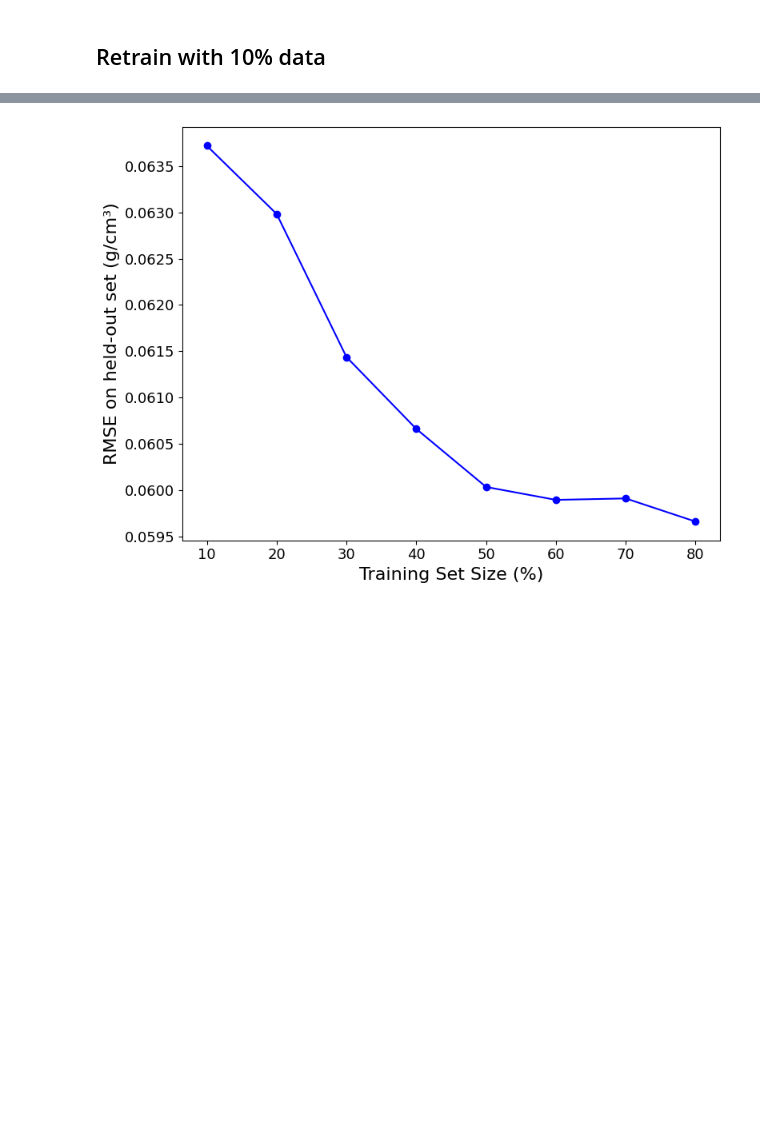
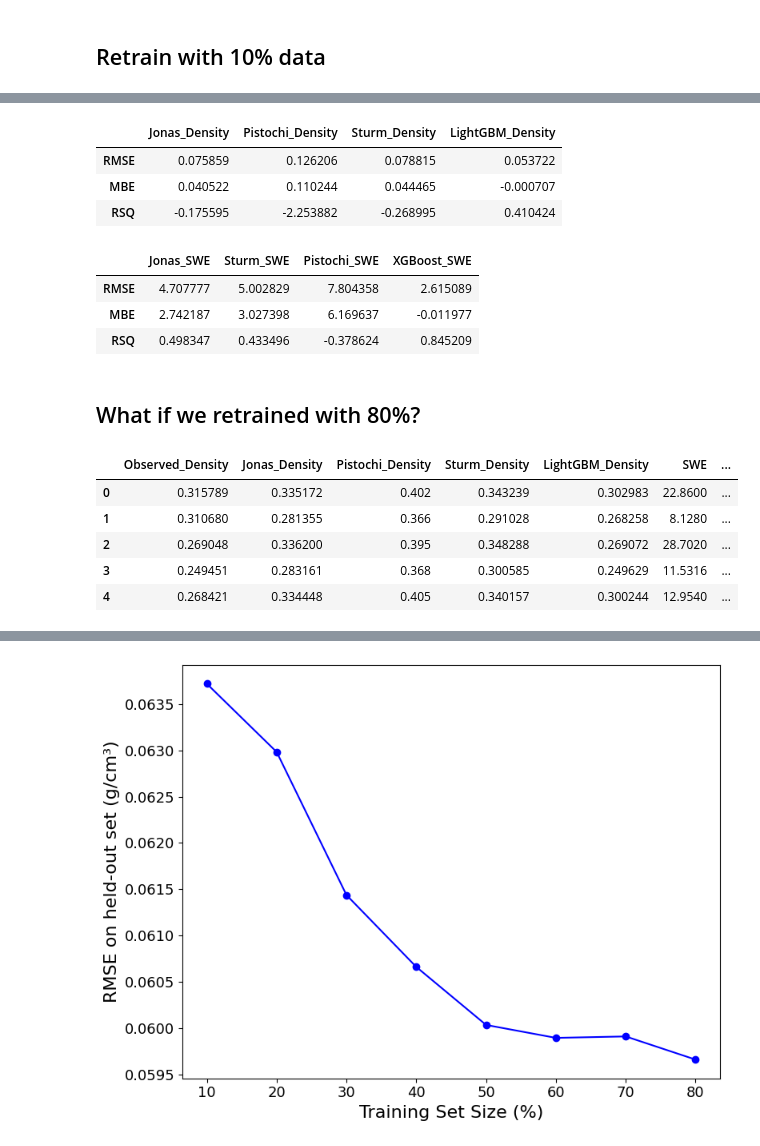
Before and after one commit to cryogars/density-models, a Jupyter notebook: notebooks/07_model_transferability_analysis.ipynb, the cells around one changed output, grey strips where cells are left out. Saved outputs shown, nothing was run; the diff lists cells and outputs as text; code cells hidden in the pictures; blank space fills up the shorter version.

```diff
--- a/notebooks/07_model_transferability_analysis.ipynb
+++ b/notebooks/07_model_transferability_analysis.ipynb
@@ -357,0 +428,55 @@ plt.show()
+# %%
+compare_multiple_models(preds_df=density_results2.dropna().drop(columns=['Snow_Class', 'SWE', 'Snow_Depth']), y_true='Observed_Density')
+# %% [output]
+|  | Jonas_Density | Pistochi_Density | Sturm_Density | LightGBM_Density |
+| RMSE | 0.075859 | 0.126206 | 0.078815 | 0.053722 |
+| MBE | 0.040522 | 0.110244 | 0.044465 | -0.000707 |
+| RSQ | -0.175595 | -2.253882 | -0.268995 | 0.410424 |
+# %%
+compare_multiple_models(preds_df=swe_results2.dropna().drop(columns='Snow_Class'), y_true='Observed_SWE')
+# %% [output]
+|  | Jonas_SWE | Sturm_SWE | Pistochi_SWE | XGBoost_SWE |
+| RMSE | 4.707777 | 5.002829 | 7.804358 | 2.615089 |
+| MBE | 2.742187 | 3.027398 | 6.169637 | -0.011977 |
+| RSQ | 0.498347 | 0.433496 | -0.378624 | 0.845209 |
+# %% [markdown]
+## What if we retrained with 80\%?
+# %%
+# train-test split
+X_train, X_test, y_train, y_test = train_test_split(
+    x_test_maine, clean_df.Snow_Density, test_size=0.2, random_state=all_config.global_cfg.seed, stratify=clean_df.Snow_Class
+)
+
+# train the lgbm model model
+
+train_data = lgb.Dataset(X_train, label=y_train)
+
+lgbm_main = lgb.train(
+    params_from_optuna,
+    train_data,
+    num_boost_round=raw_config['performance']['metrics']['best_iteration'] # best iteration from Optuna
+)
+
+predictions_lgb = lgbm_main.predict(X_test)
+# %%
+density_results2=(
+    clean_df.iloc[X_test.index]
+    .assign(
+        Observed_Density=y_test.values,
+        Jonas_Density=lambda x: x.loc[:, ('Snow_Depth', 'Date', 'Elevation')].apply(lambda y: JonasDensity().compute_density(snow_depth=y.Snow_Depth*0.01, month=y.Date.month_name(), elevation= y.Elevation), axis=1),
+        Pistochi_Density=lambda x: x.loc[:, 'Pistochi_DOWY'].apply(lambda y: PistochiDensity().compute_density(DOY=y)),
+        Sturm_Density=lambda x: x.loc[:, ('Snow_Depth', 'Sturm_DOWY', 'Snow_Class')].apply(lambda y: SturmDensity().compute_density(snow_depth=y.Snow_Depth, DOY=y.Sturm_DOWY, snow_class= y.Snow_Class), axis=1),
+        LightGBM_Density=predictions_lgb
+    )
+    .filter(items=['Observed_Density', 'Jonas_Density', 'Pistochi_Density', 'Sturm_Density', 'LightGBM_Density', 'SWE', 'Snow_Depth', 'Snow_Class'])
+    .reset_index(drop=True)
+)
+
+density_results2.head()
+# %% [output]
+|  | Observed_Density | Jonas_Density | Pistochi_Density | Sturm_Density | LightGBM_Density | SWE | ... |
+| 0 | 0.315789 | 0.335172 | 0.402 | 0.343239 | 0.302983 | 22.8600 | ... |
+| 1 | 0.310680 | 0.281355 | 0.366 | 0.291028 | 0.268258 | 8.1280 | ... |
+| 2 | 0.269048 | 0.336200 | 0.395 | 0.348288 | 0.269072 | 28.7020 | ... |
+| 3 | 0.249451 | 0.283161 | 0.368 | 0.300585 | 0.249629 | 11.5316 | ... |
+| 4 | 0.268421 | 0.334448 | 0.405 | 0.340157 | 0.300244 | 12.9540 | ... |
```
Also changed, not shown: parts of 6 cells of this notebook.
